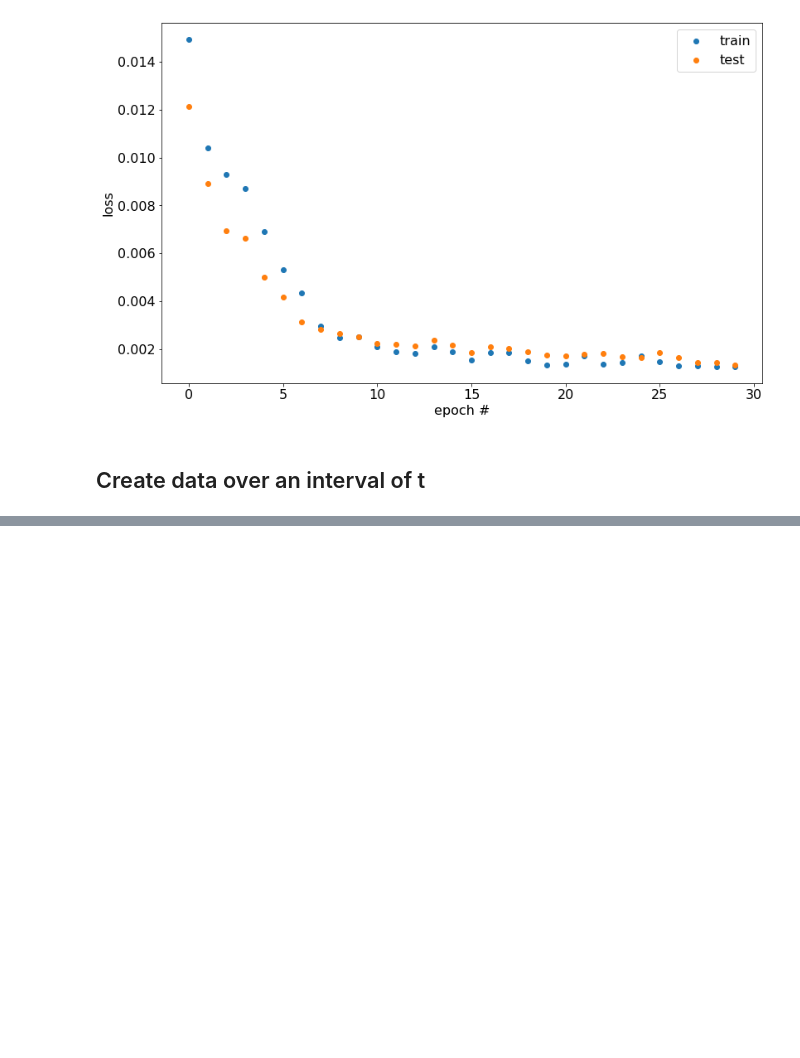
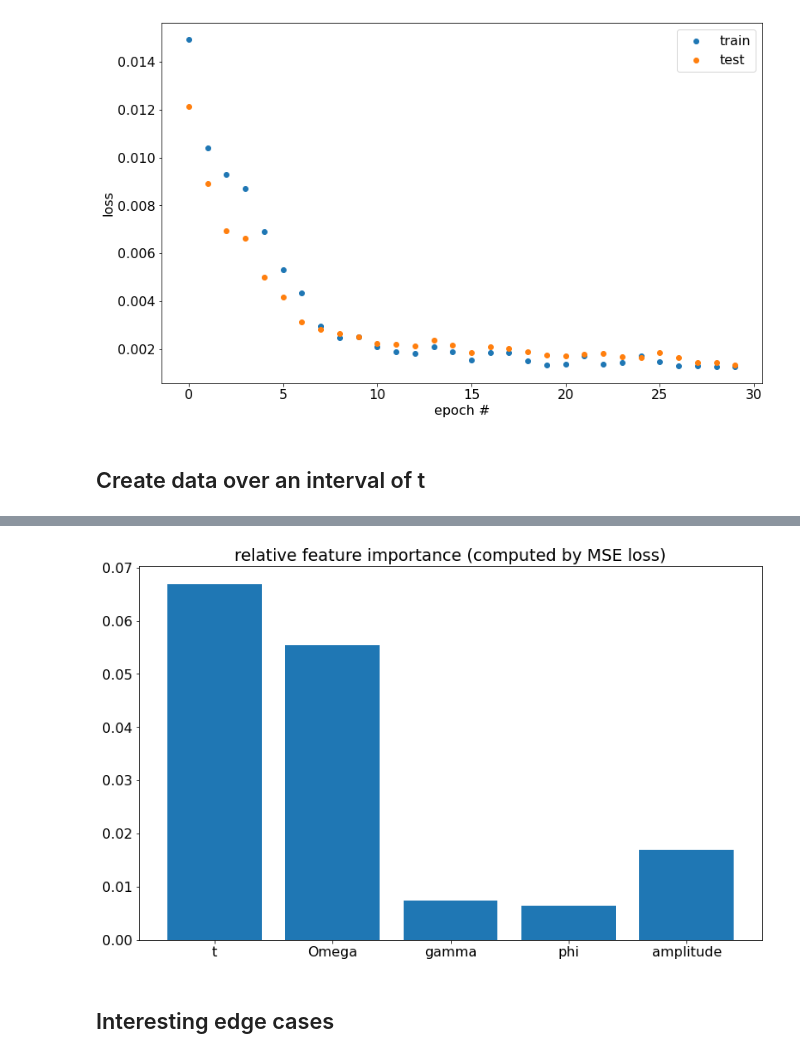
Before and after one commit to kyler-harrison/harmonic-oscillator-nn, a Jupyter notebook: underdamped_nn.ipynb, the cells around one changed output, grey strips where cells are left out. Cells and saved outputs as stored; diff of their text form; code cells hidden in the pictures; blank space fills up the shorter version.

```diff
--- a/underdamped_nn.ipynb
+++ b/underdamped_nn.ipynb
@@ -367,0 +371,30 @@ permutation_importance(model, X_test, y_test)
+# %%
+# permutation importance for fitted model
+
+test_preds = model(X_test)
+test_loss = model.compute_loss(test_preds, y_test).detach().numpy()
+feat_importance_mags = {feat: 0 for feat in feat_cols}
+
+# implementation of feature permutation importance algorithm
+# https://scikit-learn.org/stable/modules/permutation_importance.html
+for col_idx in range(X_test.shape[1]):
+    X_copy = X_test.detach().clone()
+
+    # shuffle values in column
+    np.random.shuffle(X_copy.numpy()[:, col_idx])
+
+    # make predictions, find diff in MSE loss for each shuffled feature
+    corrupted_preds = model(X_copy)
+    corrupted_loss = model.compute_loss(corrupted_preds, y_test).detach().numpy()
+    feat_importance = test_loss - corrupted_loss
+    feat_name = feat_cols[col_idx]
+    feat_importance_mags[feat_name] = abs(feat_importance)
+# %%
+# relative importance of each of these is about what you'd expect from a physics perspective
+plt.bar([k for k in feat_importance_mags], [val for k, val in feat_importance_mags.items()])
+plt.title("relative feature importance (computed by MSE loss)")
+plt.show()
+# %% [output]
+[figure, added]
+# %% [markdown]
+## Interesting edge cases
```
Also changed, not shown: parts of 16 cells of this notebook.
